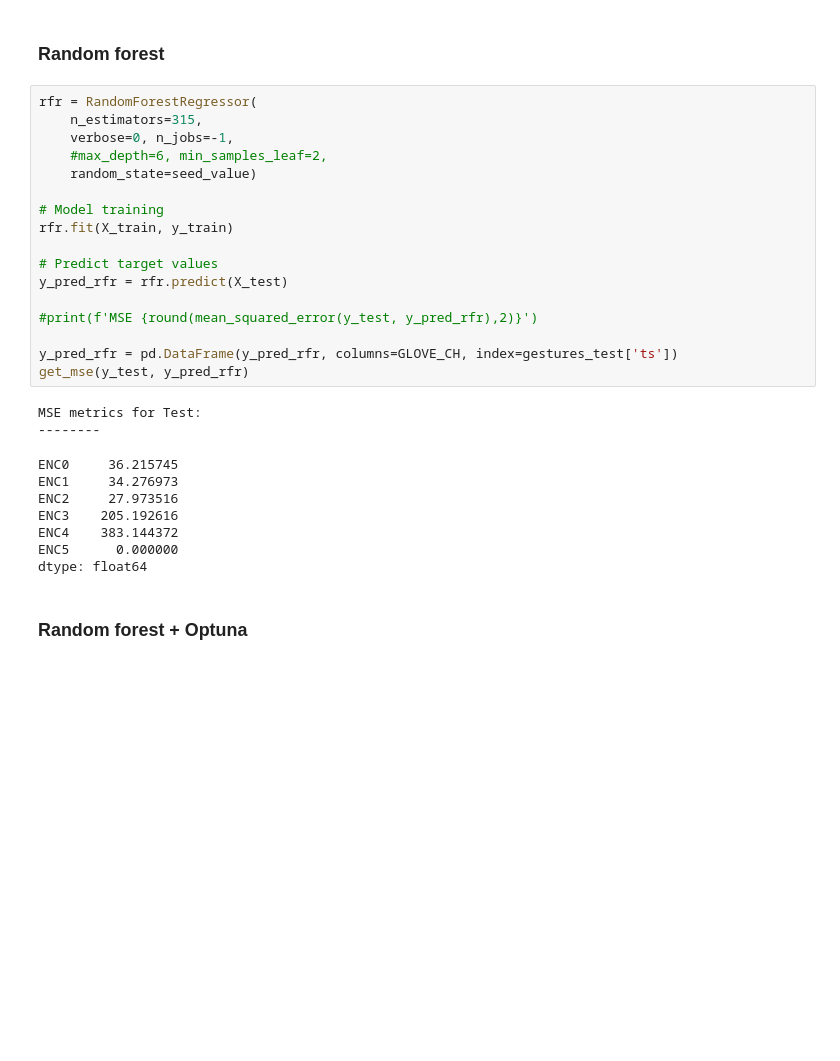
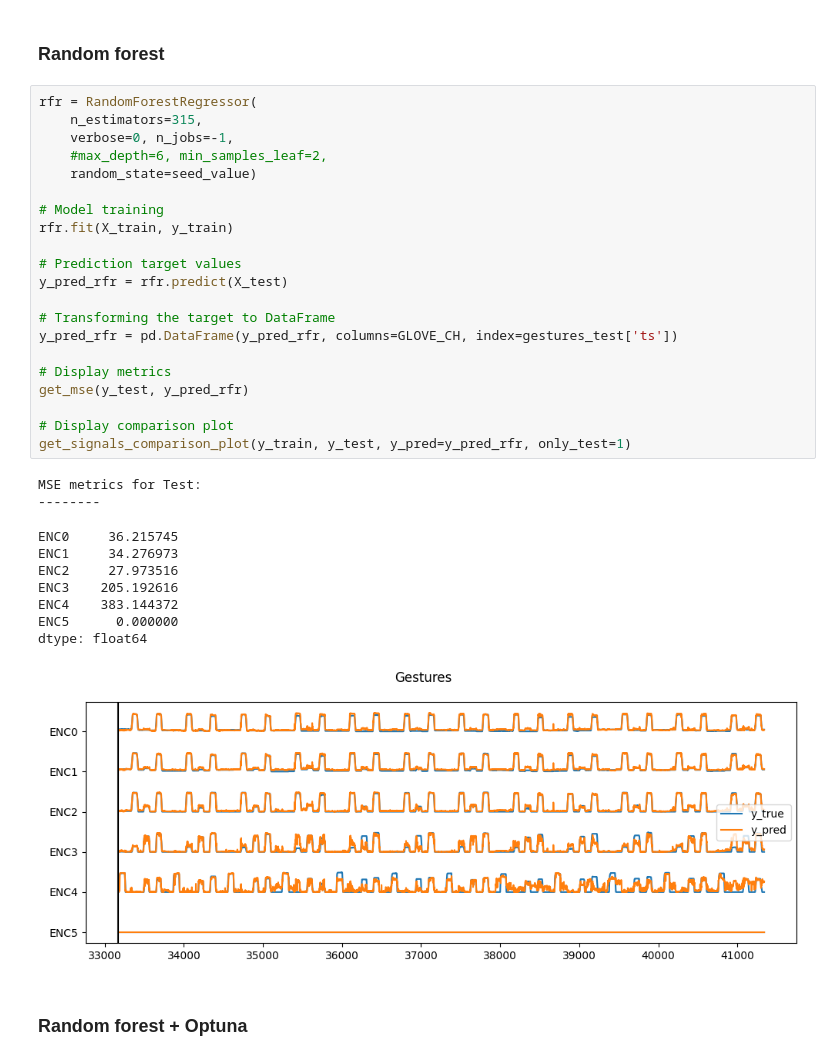
Before and after one commit to Internship-moto/Gestures_3, a Jupyter notebook: notebooks/Gestures_1.ipynb, the cells around one changed output. Drawn from its saved outputs; the diff is of its cells as text; blank space fills up the shorter version.

```diff
--- a/notebooks/Gestures_1.ipynb
+++ b/notebooks/Gestures_1.ipynb
@@ -368,30 +359,35 @@ dtype: float64
 # %%
 rfr = RandomForestRegressor(
     n_estimators=315,
     verbose=0, n_jobs=-1,
     #max_depth=6, min_samples_leaf=2,
     random_state=seed_value)
 
 # Model training
 rfr.fit(X_train, y_train)
 
-# Predict target values
+# Prediction target values
 y_pred_rfr = rfr.predict(X_test)
 
-#print(f'MSE {round(mean_squared_error(y_test, y_pred_rfr),2)}')
+# Transforming the target to DataFrame
+y_pred_rfr = pd.DataFrame(y_pred_rfr, columns=GLOVE_CH, index=gestures_test['ts'])
 
-y_pred_rfr = pd.DataFrame(y_pred_rfr, columns=GLOVE_CH, index=gestures_test['ts'])
+# Display metrics
 get_mse(y_test, y_pred_rfr)
+
+# Display comparison plot
+get_signals_comparison_plot(y_train, y_test, y_pred=y_pred_rfr, only_test=1)
 # %% [output]
 MSE metrics for Test:
 --------
 ENC0     36.215745
 ENC1     34.276973
 ENC2     27.973516
 ENC3    205.192616
 ENC4    383.144372
 ENC5      0.000000
 dtype: float64
+[figure, added]
 # %% [markdown]
 ### Random forest + Optuna
 # %%
```
Also changed, not shown: parts of 17 cells of this notebook.
